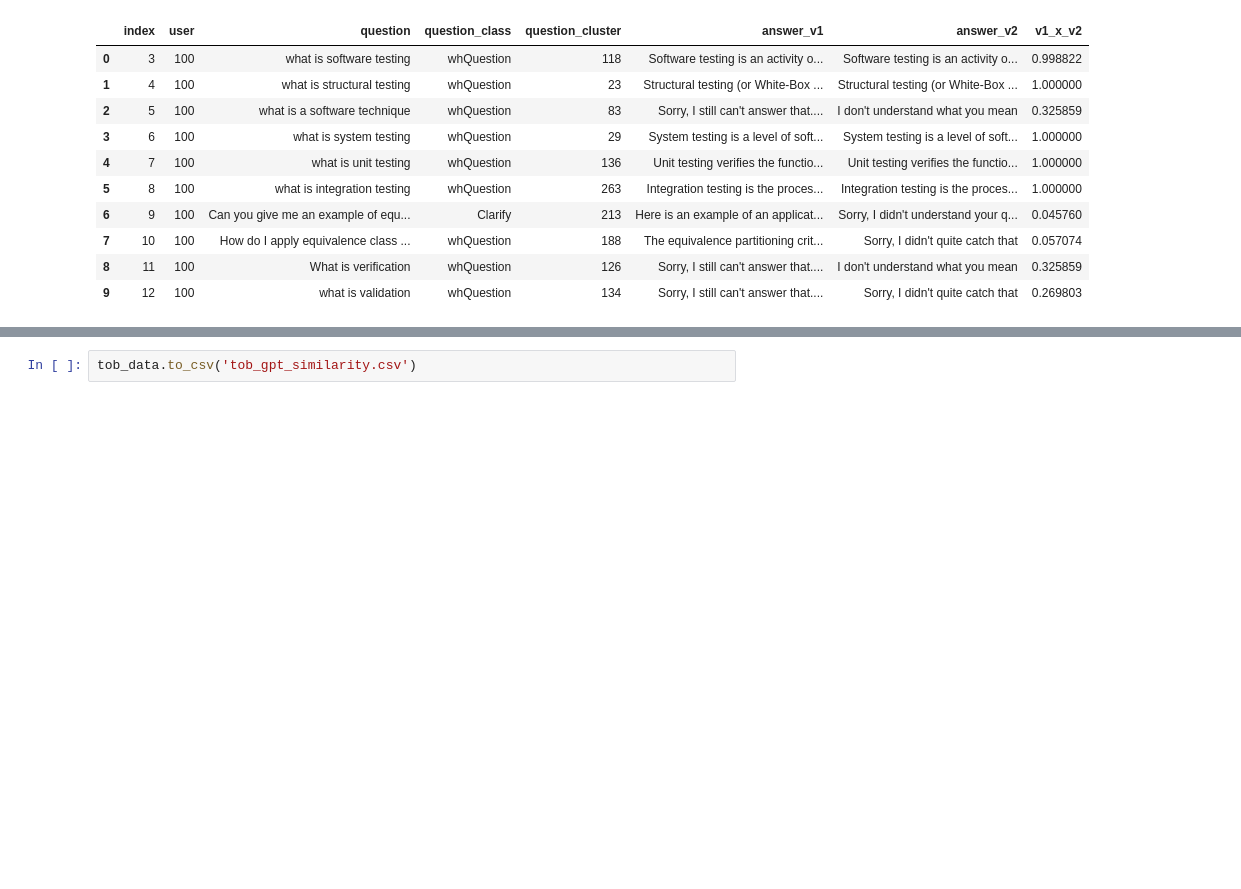
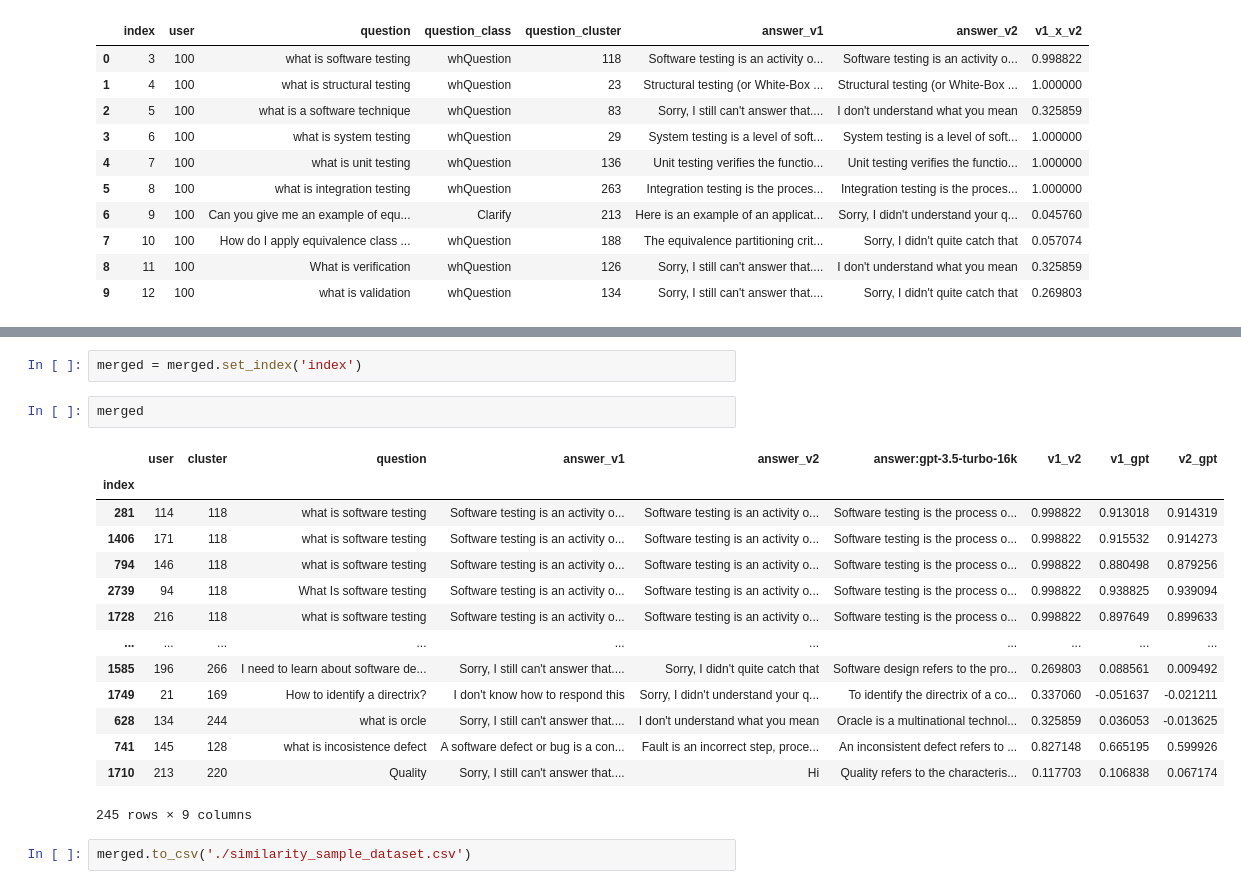
Before and after one commit to lazaromenezes/tob-stt-chat-gpt-analysis, a Jupyter notebook: logs/1.07_gpt_similarity_analysis.ipynb, the cells around one changed output, grey strips where cells are left out. Drawn from its saved outputs; the diff is of its cells as text; blank space fills up the shorter version.

```diff
--- a/logs/1.07_gpt_similarity_analysis.ipynb
+++ b/logs/1.07_gpt_similarity_analysis.ipynb
@@ -106,2 +171,21 @@ tob_data
+# %%
+merged = merged.set_index('index')
+# %%
+merged
+# %% [output]
+|  | user | cluster | question | answer_v1 | answer_v2 | answer:gpt-3.5-turbo-16k | v1_v2 | v1_gpt | v2_gpt |
+| index |  |  |  |  |  |  |  |  |  |
+| 281 | 114 | 118 | what is software testing | Software testing is an activity o... | Software testing is an activity o... | Software testing is the process o... | 0.998822 | 0.913018 | 0.914319 |
+| 1406 | 171 | 118 | what is software testing | Software testing is an activity o... | Software testing is an activity o... | Software testing is the process o... | 0.998822 | 0.915532 | 0.914273 |
+| 794 | 146 | 118 | what is software testing | Software testing is an activity o... | Software testing is an activity o... | Software testing is the process o... | 0.998822 | 0.880498 | 0.879256 |
+| 2739 | 94 | 118 | What Is software testing | Software testing is an activity o... | Software testing is an activity o... | Software testing is the process o... | 0.998822 | 0.938825 | 0.939094 |
+| 1728 | 216 | 118 | what is software testing | Software testing is an activity o... | Software testing is an activity o... | Software testing is the process o... | 0.998822 | 0.897649 | 0.899633 |
+| ... | ... | ... | ... | ... | ... | ... | ... | ... | ... |
+| 1585 | 196 | 266 | I need to learn about software de... | Sorry, I still can't answer that.... | Sorry, I didn't quite catch that | Software design refers to the pro... | 0.269803 | 0.088561 | 0.009492 |
+| 1749 | 21 | 169 | How to identify a directrix? | I don't know how to respond this | Sorry, I didn't understand your q... | To identify the directrix of a co... | 0.337060 | -0.051637 | -0.021211 |
+| 628 | 134 | 244 | what is orcle | Sorry, I still can't answer that.... | I don't understand what you mean | Oracle is a multinational technol... | 0.325859 | 0.036053 | -0.013625 |
+| 741 | 145 | 128 | what is incosistence defect | A software defect or bug is a con... | Fault is an incorrect step, proce... | An inconsistent defect refers to ... | 0.827148 | 0.665195 | 0.599926 |
+| 1710 | 213 | 220 | Quality | Sorry, I still can't answer that.... | Hi | Quality refers to the characteris... | 0.117703 | 0.106838 | 0.067174 |
+245 rows × 9 columns
 # %%
-tob_data.to_csv('tob_gpt_similarity.csv')
+merged.to_csv('./similarity_sample_dataset.csv')
```
Also changed, not shown: parts of 23 cells of this notebook, 10 other files.
